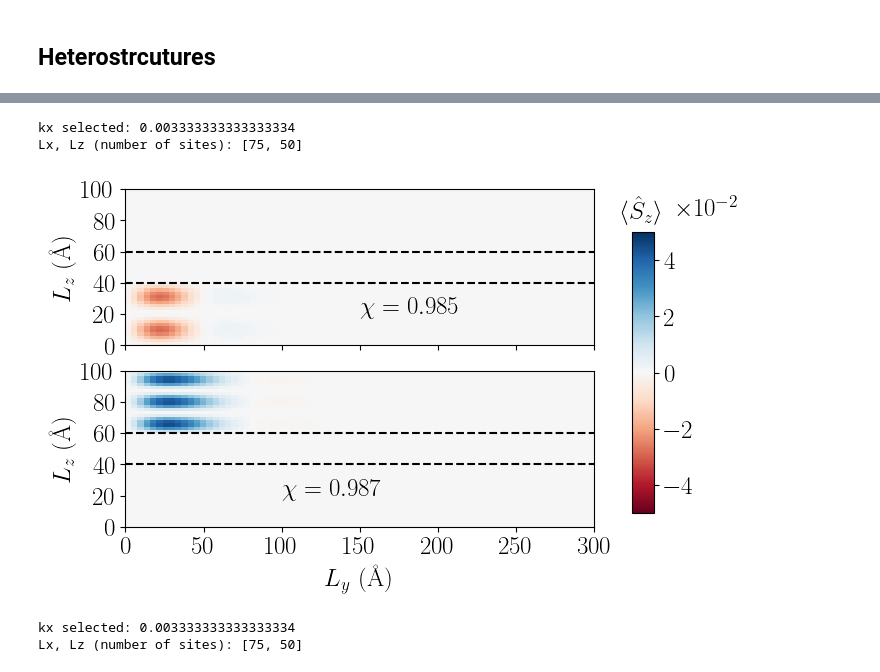
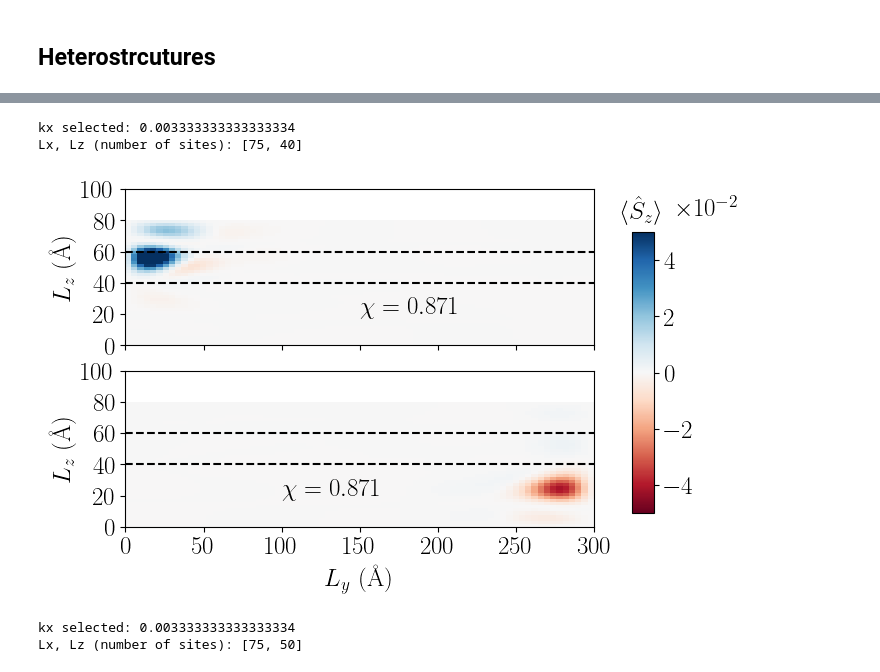
Before and after one commit to AlejandroSGomez/TFM_TSC-in-HighChernNumber-systems, a Jupyter notebook: Sec_IV_SlabsSC.ipynb, the cells around one changed output, grey strips where cells are left out. Saved outputs shown, nothing was run; the diff lists cells and outputs as text; code cells hidden in the pictures.

```diff
--- a/Sec_IV_SlabsSC.ipynb
+++ b/Sec_IV_SlabsSC.ipynb
@@ -2205,7 +1361,7 @@ def Slab_BHZ_SC_kzky_HETERO(params):
     return syst.finalized()
 # %%
 def M0_func(z, L_z, M0vec):
-    if z<4/10*L_z:
+    if z<4/8*L_z:
         return M0vec[0]
     else:
         if z<6/10*L_z:
@@ -2221,7 +1377,7 @@ def Delta_func2(z, alpha, Delta,L,c):
     return np.abs(Delta * (alpha*z/(L)))*np.exp(1j*np.angle(Delta))
 
 def G_func(z, L_z, Gvec):
-    if z<4/10*L_z:
+    if z<4/8*L_z:
         return Gvec[0]
     else:
         if z<6/10*L_z:
@@ -2246,39 +1402,29 @@ def B_func(z, L_z, Bvec):
             return Bvec[1]
         else:
             return Bvec[2]
-
-#c=28.64
-#a=4.14
-
-## Una QL son 10A, que son : Se-Bi-Se-Bi-Se. La c son aproximadamente 3 QLs
-
 H_params = {
-        "L_z":10 * 10 , ## 10 * QLs * SLABS
+        "L_z":10 * 8 ,
         "L_y":300,
-        "C0":0.1, ## mu=56.3 meV [+ electrones, - huecos]
+        "C0":0.1,
         "C2": 0,
         "C1": 0,
-        "M0vec":[-0.28,10,-0.28], ## 0.28 eV
-        #"Gvec":[0.5,0.5,0.5],
-        "Gvec":[-0.46,0., 0.46],  ## 0.46 eV
+        "M0vec":[-0.28,-0.28,-0.28],
+        "Gvec":[-0.46,0.46, 0.46],
         "M1": 10,
         "M2": 56.59,
         "A" : 4.1,
         "B" : 0,
-        #"Bvec":[0.,0.,0],
-         #"T" : 0.5,
-        "T":0.45, ## 0.45 eV
+        "T":0.45,
         "Tvec":[0.45,0.45,0.45],
-        "Delta": 0.1, ## 100 meV
+        "Delta": 0.1,
         "Delta2":0,
-        "a" : 4, ## 4  A
-        "c":  2, ## Longitud QL / Nsitios
+        "a" : 4,
+        "c":  2,
         "alpha": 0,
         "beta":0,
         "M0_func": M0_func,
         "T_func": T_func,
         "G_func": G_func,
-        #"B_func": B_func,
         "Delta_func": Delta_func,
         "Delta_func2": Delta_func2,
         "ky":0,
@@ -2292,12 +1438,9 @@ def sorted_eigs(ev):
     order = np.argsort(evals)
     return np.array(evals[order]), np.array(evecs[:, order])
 
-from tqdm import tqdm  # Importar tqdm para la barra de progreso
+from tqdm import tqdm
 import scipy.sparse.linalg as sla
 import scipy.sparse as ss
-
-
-
 
 a= H_params["a"]
 c= H_params["c"]
@@ -2319,7 +1462,7 @@ energy_kx = []
 eigenvectors_kx = []
 previous_evecs = None
 
-for ki in tqdm(kx_values, desc="Calculando Autovalores/Autovectores", unit="k-point"):
+for ki in tqdm(kx_values, desc="Computing eigensystem", unit="k-point"):
     H_params["kx"] = ki
     H_k = syst.hamiltonian_submatrix(params=H_params, sparse=True)
 
@@ -2569,8 +1673,8 @@ min_values = [(band_idx, energies_for_kx[band_idx]) for band_idx in sorted_indic
 
 nbands = sorted_indices
 
-state0 = 0
-state1 = 10
+state0 = 4
+state1 = 6
 ki = [N_k // 2 + 1]
 print("kx selected:", kx_values[ki[0]])
 
@@ -2639,36 +1743,36 @@ for ax in axs:
 axs[1].set_xlabel(r'$L_y$ ($\mathrm{\AA}$)')
 
 fig.subplots_adjust(right=0.75, hspace=0.1)
 
 cbar_ax = fig.add_axes([0.8, 0.15, 0.03, 0.625])
 cbar    = fig.colorbar(sm, cax=cbar_ax)
 cbar.ax.set_title(r"$\langle \hat{S}_z \rangle$", fontsize=18,pad=10)
 
 cbar.formatter.set_scientific(True)
 cbar.formatter.set_powerlimits((0, 0))
 cbar.update_ticks()
 
 cbar.ax.yaxis.get_offset_text().set_visible(False)
 
 cbar.ax.text(
     2.,
     1.05,
     r"$\times 10^{-2}$",
     transform=cbar.ax.transAxes,
     ha='left', va='bottom',
     fontsize=18
 )
 
 axs[0].text(150, 20, rf'$\chi = {chis[state0]:.3f}$', fontsize=18)
 axs[1].text( 100, 20, rf'$\chi = {chis[state1]:.3f}$', fontsize=18)
 
 #plt.tight_layout()
-plt.savefig('Figs/SecIV/StatesMajHeteroSGvaluesIns.svg')
+#plt.savefig('Figs/SecIV/StatesMajHeteroSGvaluesIns.svg')
 plt.show()
 # %% [output]
 kx selected: 0.003333333333333334
-Lx, Lz (number of sites): [75, 50]
+Lx, Lz (number of sites): [75, 40]
-[figure, old version]
+[figure, new version]
 # %%
 from matplotlib.lines import Line2D
 from matplotlib.colors import Normalize
```
Also changed, not shown: parts of 26 cells of this notebook, 1 other file.
